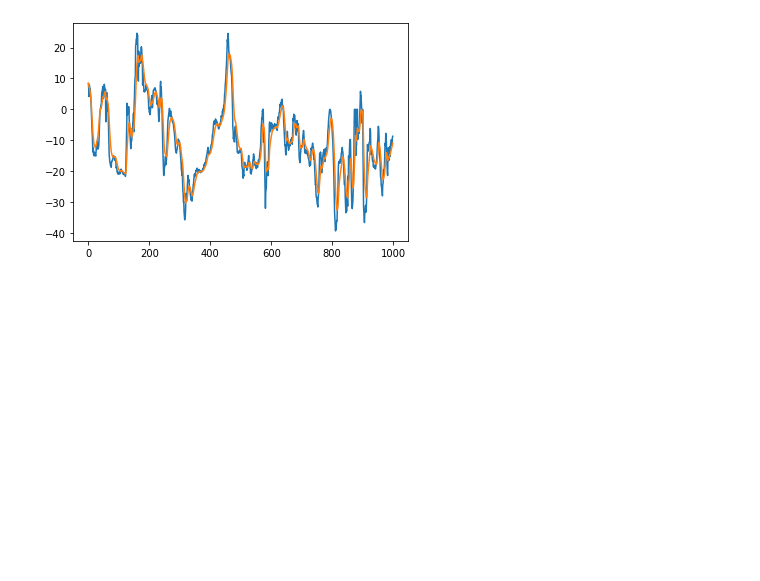
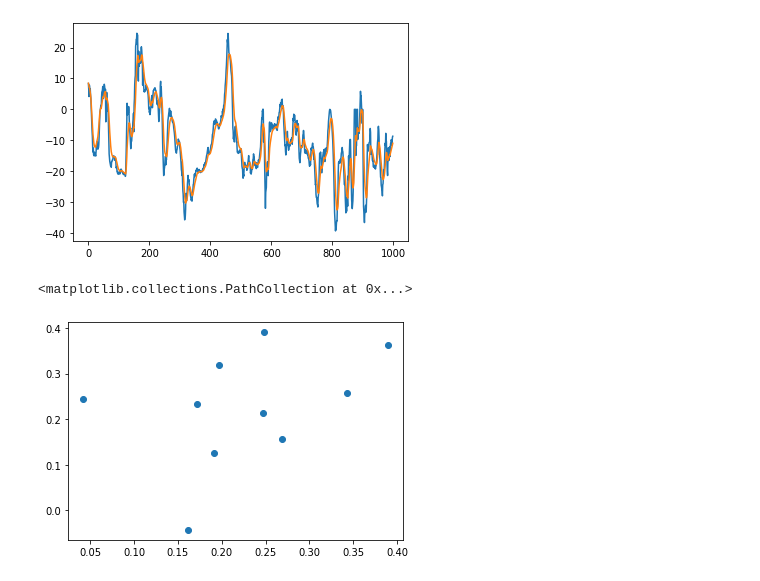
Before and after one commit to EvanSamaa/Motion_Paint, a Jupyter notebook: facial_landmarks_py/Facial normalization test.ipynb, the cells around one changed output. Saved outputs shown, nothing was run; the diff lists cells and outputs as text; code cells hidden in the pictures; blank space fills up the shorter version.

```diff
--- a/facial_landmarks_py/Facial normalization test.ipynb
+++ b/facial_landmarks_py/Facial normalization test.ipynb
@@ -832,5 +820,12 @@ plt.plot(rotations[:,0])
 # %% [output]
 [<matplotlib.lines.Line2D at 0x...>]
 [figure]
+# %%
+i = 2
+Z_new = Z_state.reshape(Z.shape)
+plt.scatter(Z_new[i, :, 0], -Z_new[i, :, 1])
+# %% [output]
+<matplotlib.collections.PathCollection at 0x...>
+[figure, added]
 # %%
 outputToFile(rotation_output_path, np.array(rotations), fps, start, angle=True)
```
Also changed, not shown: parts of 11 cells of this notebook.
